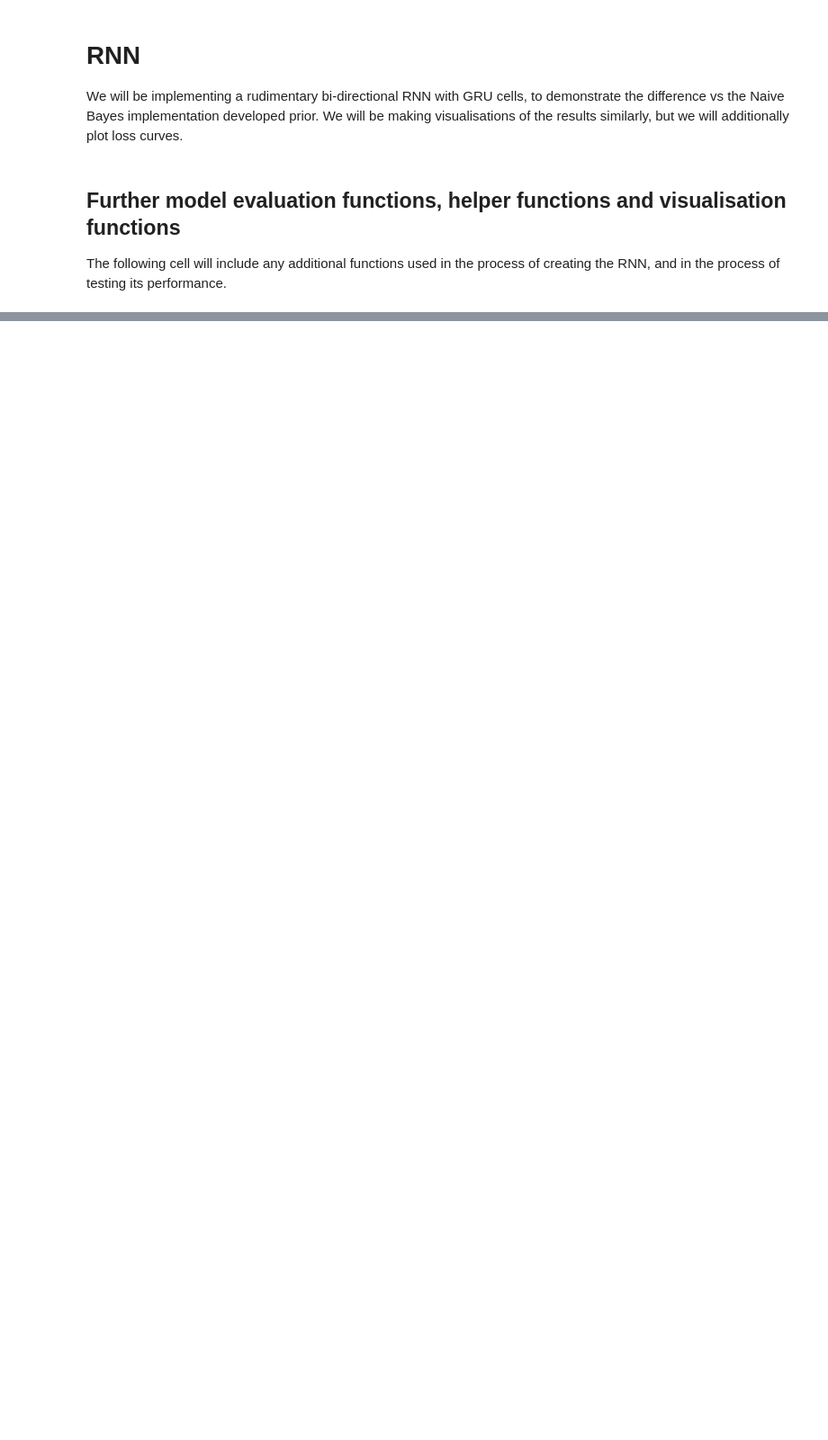
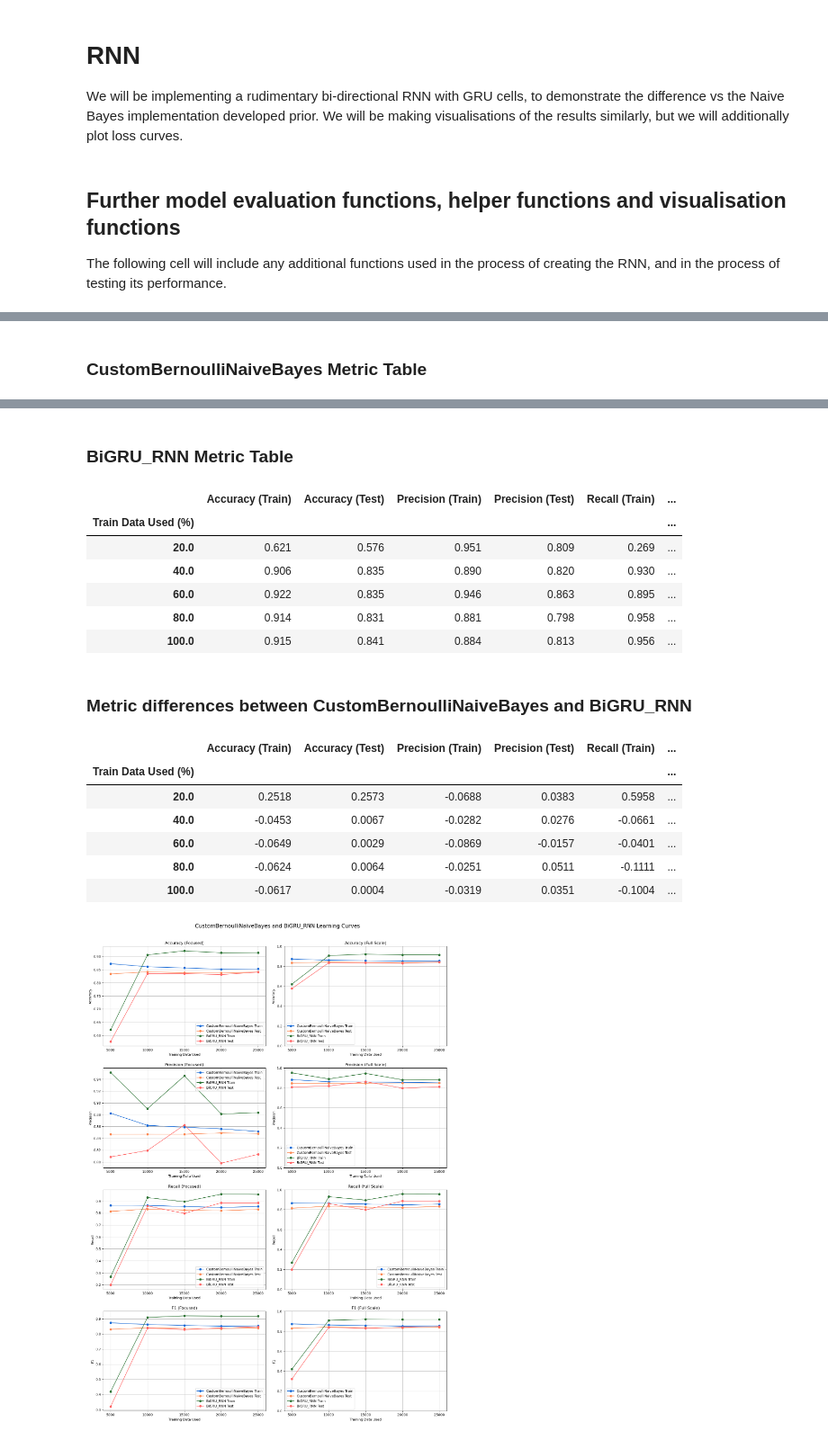
Before and after one commit to hvlkk/IMDb-Dataset-Sentiment-Analysis, a Jupyter notebook: naive_bayes.ipynb, the cells around one changed output, grey strips where cells are left out. Shown at 90% size. Saved outputs shown, nothing was run; the diff lists cells and outputs as text; code cells hidden in the pictures; blank space fills up the shorter version.

```diff
--- a/naive_bayes.ipynb
+++ b/naive_bayes.ipynb
@@ -625,3 +797,5 @@ rnn = BiGRU_RNN(create_vectorizer(train_vocab, x_train_text))
 # %%
-rnn.fit(x_train_text, y_train, epochs=4, validation_split=0.2, save_history=True)
+rnn = BiGRU_RNN(create_vectorizer(train_vocab, x_train_text))
+history = rnn.fit(x_train_text, y_train, epochs=5, validation_split=0.2)
+display_loss(history, rnn.__class__.__name__)
 # %% [output]
@@ -636,8 +812 @@ Epoch 4/4
 <__main__.BiGRU_RNN at 0x...>
-# %%
-rnn_preds = rnn.predict(x_test_text)
-bnb = BernoulliNB()
-bnb.fit(x_train, y_train)
-bnb_preds = bnb.predict(x_test)
-display_classification_report(rnn_preds, y_test, "BiGRU RNN")
-display_classification_report(bnb_preds, y_test, "Bernoulli Naive Bayes")
@@ -643,0 +830,4 @@ display_classification_report(bnb_preds, y_test, "Bernoulli Naive Bayes")
+# %%
+rnn_evaluation = evaluate_metrics_rnn(BiGRU_RNN(create_vectorizer(train_vocab, x_train_text)), x_train_text, y_train, x_test_text, y_test, splits=5, epochs=2)
+compare_models(custom_bnb_evaluation, rnn_evaluation, y_test)
+# %% [output]
@@ -643,0 +881 @@ display_classification_report(bnb_preds, y_test, "Bernoulli Naive Bayes")
+### CustomBernoulliNaiveBayes Metric Table
@@ -643,0 +889,17 @@ display_classification_report(bnb_preds, y_test, "Bernoulli Naive Bayes")
+### BiGRU_RNN Metric Table
+|  | Accuracy (Train) | Accuracy (Test) | Precision (Train) | Precision (Test) | Recall (Train) | ... |
+| Train Data Used (%) |  |  |  |  |  | ... |
+| 20.0 | 0.621 | 0.576 | 0.951 | 0.809 | 0.269 | ... |
+| 40.0 | 0.906 | 0.835 | 0.890 | 0.820 | 0.930 | ... |
+| 60.0 | 0.922 | 0.835 | 0.946 | 0.863 | 0.895 | ... |
+| 80.0 | 0.914 | 0.831 | 0.881 | 0.798 | 0.958 | ... |
+| 100.0 | 0.915 | 0.841 | 0.884 | 0.813 | 0.956 | ... |
+### Metric differences between CustomBernoulliNaiveBayes and BiGRU_RNN
+|  | Accuracy (Train) | Accuracy (Test) | Precision (Train) | Precision (Test) | Recall (Train) | ... |
+| Train Data Used (%) |  |  |  |  |  | ... |
+| 20.0 | 0.2518 | 0.2573 | -0.0688 | 0.0383 | 0.5958 | ... |
+| 40.0 | -0.0453 | 0.0067 | -0.0282 | 0.0276 | -0.0661 | ... |
+| 60.0 | -0.0649 | 0.0029 | -0.0869 | -0.0157 | -0.0401 | ... |
+| 80.0 | -0.0624 | 0.0064 | -0.0251 | 0.0511 | -0.1111 | ... |
+| 100.0 | -0.0617 | 0.0004 | -0.0319 | 0.0351 | -0.1004 | ... |
+[figure, added]
```
Also changed, not shown: parts of 16 cells of this notebook, 1 other file.
